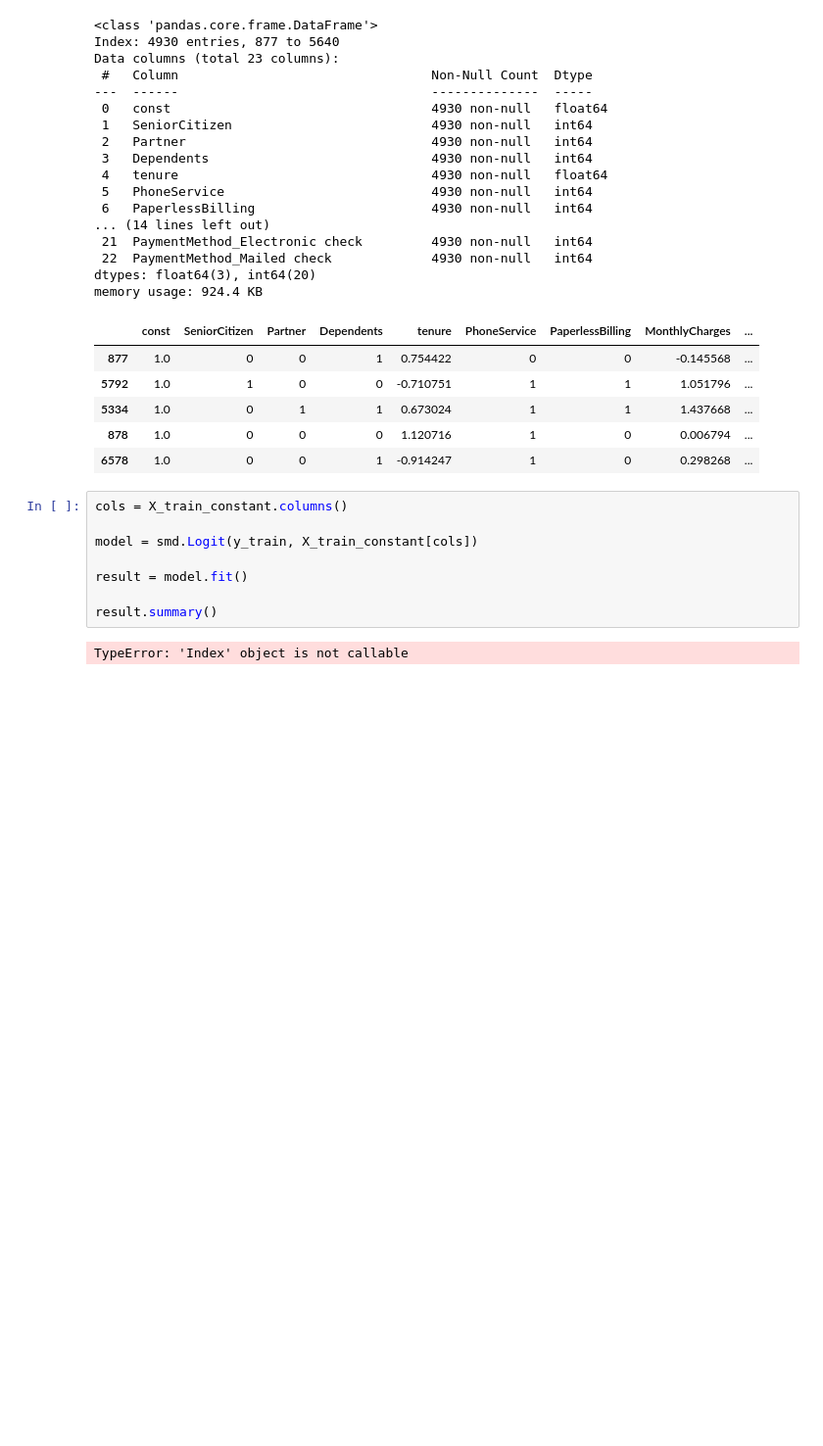
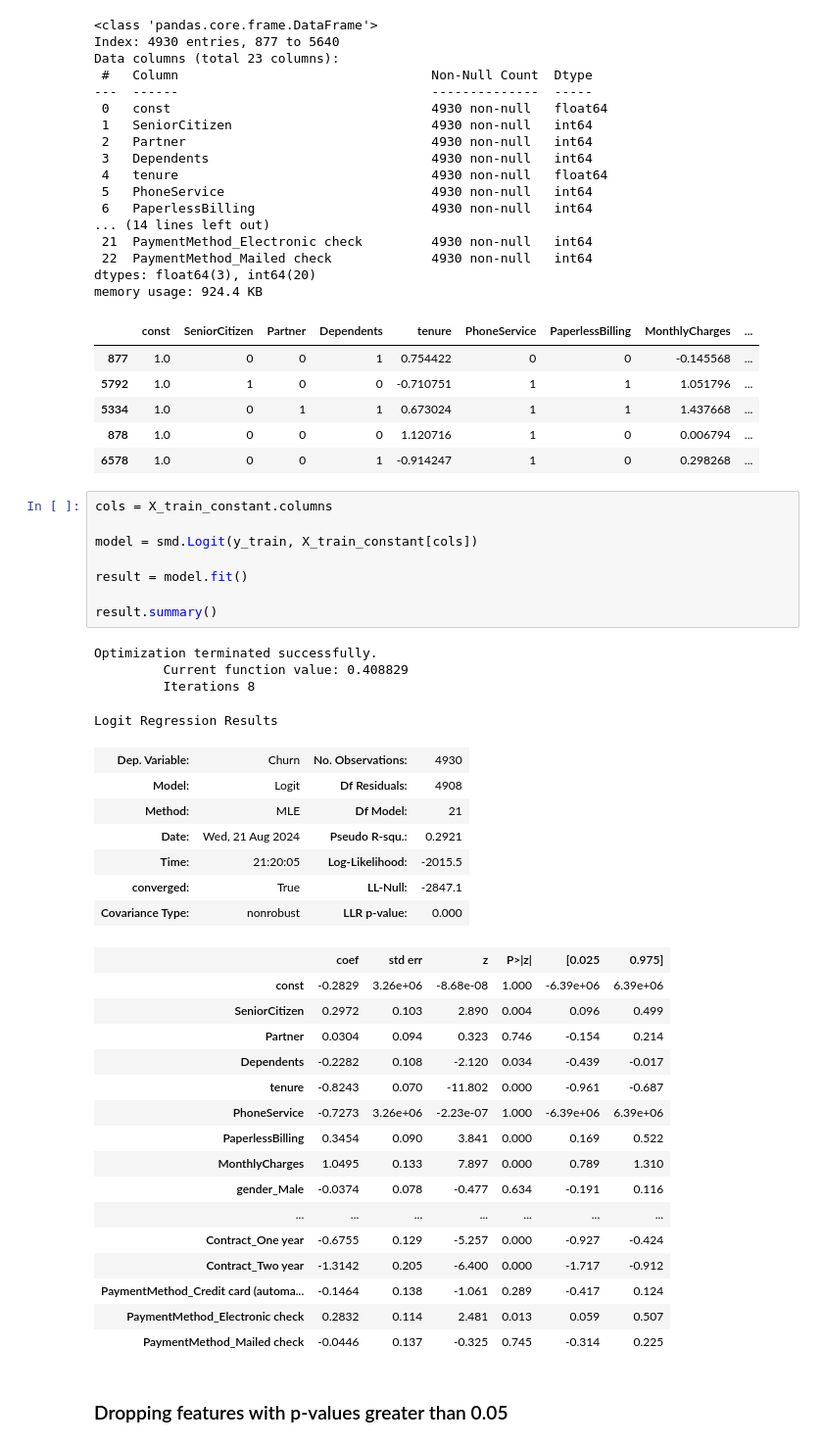
Before and after one commit to asa1997/CarPricePrediction, a Jupyter notebook: Telecom_Customer_Churn/Telecom_CustomerChurn.ipynb, the cells around one changed output. Shown at 98% size. Cells and saved outputs as stored; diff of their text form; blank space fills up the shorter version.

```diff
--- a/Telecom_Customer_Churn/Telecom_CustomerChurn.ipynb
+++ b/Telecom_Customer_Churn/Telecom_CustomerChurn.ipynb
@@ -607,12 +607,40 @@ memory usage: 924.4 KB
 | 878 | 1.0 | 0 | 0 | 0 | 1.120716 | 1 | 0 | 0.006794 | ... |
 | 6578 | 1.0 | 0 | 0 | 1 | -0.914247 | 1 | 0 | 0.298268 | ... |
 # %%
-cols = X_train_constant.columns()
+cols = X_train_constant.columns
 
 model = smd.Logit(y_train, X_train_constant[cols])
 
 result = model.fit()
 
 result.summary()
 # %% [output]
-TypeError: 'Index' object is not callable
+Optimization terminated successfully.
+         Current function value: 0.408829
+         Iterations 8
+Logit Regression Results
+| Dep. Variable: | Churn | No. Observations: | 4930 |
+| Model: | Logit | Df Residuals: | 4908 |
+| Method: | MLE | Df Model: | 21 |
+| Date: | Wed, 21 Aug 2024 | Pseudo R-squ.: | 0.2921 |
+| Time: | 21:20:05 | Log-Likelihood: | -2015.5 |
+| converged: | True | LL-Null: | -2847.1 |
+| Covariance Type: | nonrobust | LLR p-value: | 0.000 |
+|  | coef | std err | z | P>|z| | [0.025 | 0.975] |
+| const | -0.2829 | 3.26e+06 | -8.68e-08 | 1.000 | -6.39e+06 | 6.39e+06 |
+| SeniorCitizen | 0.2972 | 0.103 | 2.890 | 0.004 | 0.096 | 0.499 |
+| Partner | 0.0304 | 0.094 | 0.323 | 0.746 | -0.154 | 0.214 |
+| Dependents | -0.2282 | 0.108 | -2.120 | 0.034 | -0.439 | -0.017 |
+| tenure | -0.8243 | 0.070 | -11.802 | 0.000 | -0.961 | -0.687 |
+| PhoneService | -0.7273 | 3.26e+06 | -2.23e-07 | 1.000 | -6.39e+06 | 6.39e+06 |
+| PaperlessBilling | 0.3454 | 0.090 | 3.841 | 0.000 | 0.169 | 0.522 |
+| MonthlyCharges | 1.0495 | 0.133 | 7.897 | 0.000 | 0.789 | 1.310 |
+| gender_Male | -0.0374 | 0.078 | -0.477 | 0.634 | -0.191 | 0.116 |
+| ... | ... | ... | ... | ... | ... | ... |
+| Contract_One year | -0.6755 | 0.129 | -5.257 | 0.000 | -0.927 | -0.424 |
+| Contract_Two year | -1.3142 | 0.205 | -6.400 | 0.000 | -1.717 | -0.912 |
+| PaymentMethod_Credit card (automa... | -0.1464 | 0.138 | -1.061 | 0.289 | -0.417 | 0.124 |
+| PaymentMethod_Electronic check | 0.2832 | 0.114 | 2.481 | 0.013 | 0.059 | 0.507 |
+| PaymentMethod_Mailed check | -0.0446 | 0.137 | -0.325 | 0.745 | -0.314 | 0.225 |
+# %% [markdown]
+### Dropping features with p-values greater than 0.05
```
Also changed, not shown: parts of 5 cells of this notebook.
